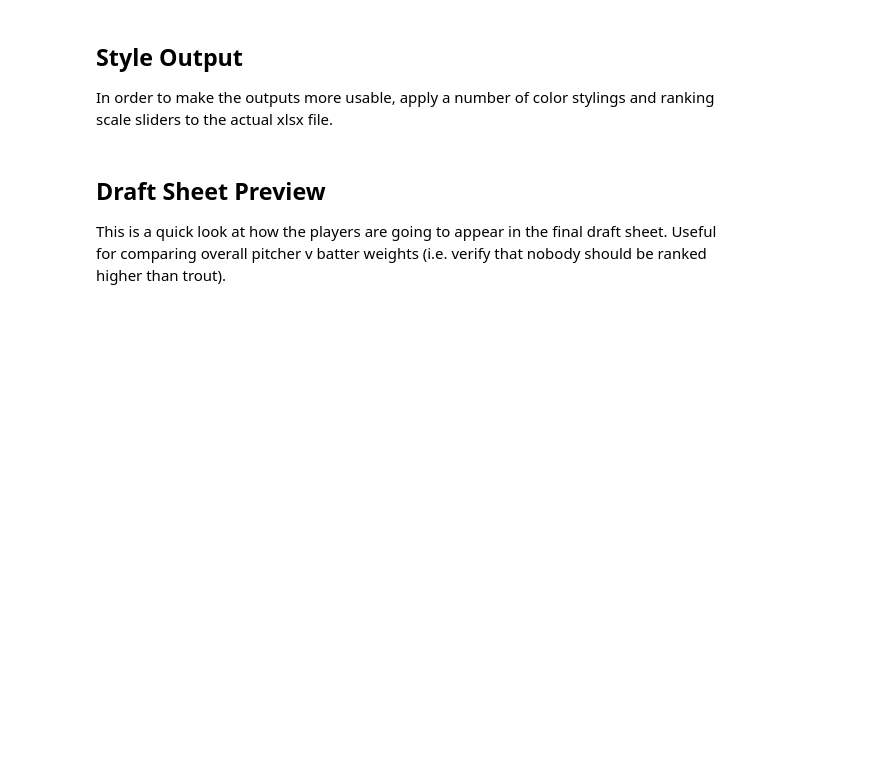
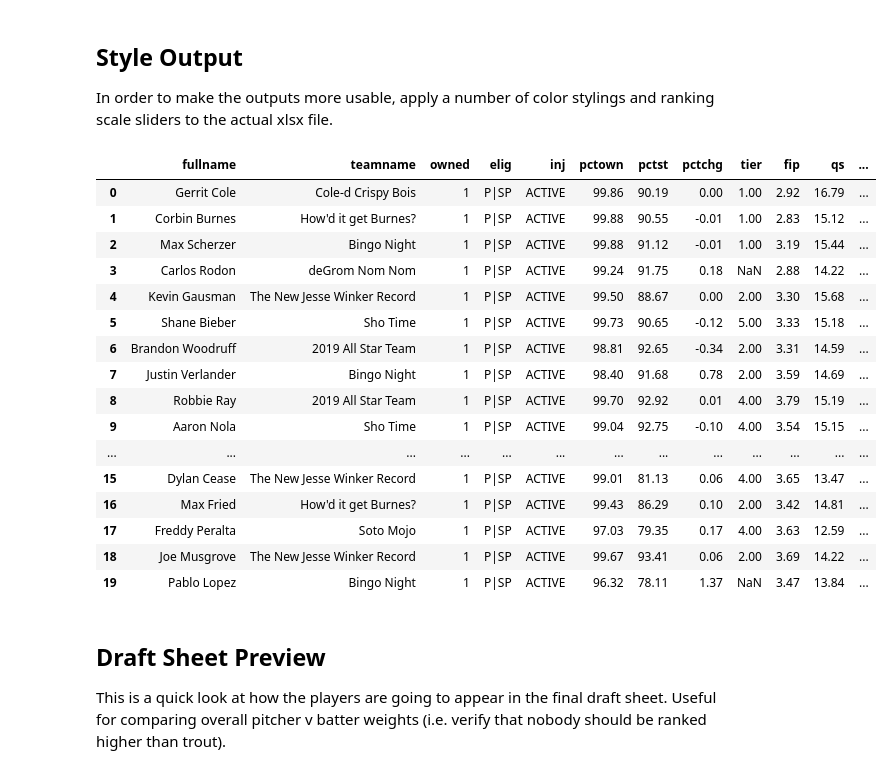
Before and after one commit to zmsy/notebooks, a Jupyter notebook: Mid-Season Player Z-scores.ipynb, the cells around one changed output. Drawn from its saved outputs; the diff is of its cells as text; code cells hidden in the pictures; blank space fills up the shorter version.

```diff
--- a/Mid-Season Player Z-scores.ipynb
+++ b/Mid-Season Player Z-scores.ipynb
@@ -15,4 +15,10 @@ import sqlalchemy
 import psycopg2
 import seaborn as sb
 import requests
-import qgrid
+
+# pandas display settings for ipynb
+pd.set_option('display.max_rows', None)
+pd.set_option('display.max_columns', None)
+pd.set_option('display.width', 2000)
+pd.set_option('display.float_format', '{:20,.2f}'.format)
+pd.set_option('display.max_colwidth', None)
@@ -40,6 +34,7 @@ POSTGRES_IP = "192.168.0.118"
 POSTGRES_PORT = 5432
 POSTGRES_DB = "postgres"
 
+
 def get_sqlalchemy_engine():
     """
     Create and return a SQLAlchemy engine for inserting into postgres.
@@ -47,7 +42,7 @@ def get_sqlalchemy_engine():
     # ## Write Information Back to Database
     #
     return sqlalchemy.create_engine(
-        "postgres://{user}:{password}@{host}:{port}/{db}".format(
+        "postgresql://{user}:{password}@{host}:{port}/{db}".format(
             user=POSTGRES_USER,
             password=POSTGRES_PASSWORD,
             host=POSTGRES_IP,
@@ -356,7 +446,25 @@ print()
 
 In order to make the outputs more usable, apply a number of color stylings and ranking scale sliders to the actual xlsx file.
 # %%
-dfp
+dfp.head(20)
+# %% [output]
+|  | fullname | teamname | owned | elig | inj | pctown | pctst | pctchg | tier | fip | qs | ... |
+| 0 | Gerrit Cole | Cole-d Crispy Bois | 1 | P|SP | ACTIVE | 99.86 | 90.19 | 0.00 | 1.00 | 2.92 | 16.79 | ... |
+| 1 | Corbin Burnes | How'd it get Burnes? | 1 | P|SP | ACTIVE | 99.88 | 90.55 | -0.01 | 1.00 | 2.83 | 15.12 | ... |
+| 2 | Max Scherzer | Bingo Night | 1 | P|SP | ACTIVE | 99.88 | 91.12 | -0.01 | 1.00 | 3.19 | 15.44 | ... |
+| 3 | Carlos Rodon | deGrom Nom Nom | 1 | P|SP | ACTIVE | 99.24 | 91.75 | 0.18 | NaN | 2.88 | 14.22 | ... |
+| 4 | Kevin Gausman | The New Jesse Winker Record | 1 | P|SP | ACTIVE | 99.50 | 88.67 | 0.00 | 2.00 | 3.30 | 15.68 | ... |
+| 5 | Shane Bieber | Sho Time | 1 | P|SP | ACTIVE | 99.73 | 90.65 | -0.12 | 5.00 | 3.33 | 15.18 | ... |
+| 6 | Brandon Woodruff | 2019 All Star Team | 1 | P|SP | ACTIVE | 98.81 | 92.65 | -0.34 | 2.00 | 3.31 | 14.59 | ... |
+| 7 | Justin Verlander | Bingo Night | 1 | P|SP | ACTIVE | 98.40 | 91.68 | 0.78 | 2.00 | 3.59 | 14.69 | ... |
+| 8 | Robbie Ray | 2019 All Star Team | 1 | P|SP | ACTIVE | 99.70 | 92.92 | 0.01 | 4.00 | 3.79 | 15.19 | ... |
+| 9 | Aaron Nola | Sho Time | 1 | P|SP | ACTIVE | 99.04 | 92.75 | -0.10 | 4.00 | 3.54 | 15.15 | ... |
+| ... | ... | ... | ... | ... | ... | ... | ... | ... | ... | ... | ... | ... |
+| 15 | Dylan Cease | The New Jesse Winker Record | 1 | P|SP | ACTIVE | 99.01 | 81.13 | 0.06 | 4.00 | 3.65 | 13.47 | ... |
+| 16 | Max Fried | How'd it get Burnes? | 1 | P|SP | ACTIVE | 99.43 | 86.29 | 0.10 | 2.00 | 3.42 | 14.81 | ... |
+| 17 | Freddy Peralta | Soto Mojo | 1 | P|SP | ACTIVE | 97.03 | 79.35 | 0.17 | 4.00 | 3.63 | 12.59 | ... |
+| 18 | Joe Musgrove | The New Jesse Winker Record | 1 | P|SP | ACTIVE | 99.67 | 93.41 | 0.06 | 2.00 | 3.69 | 14.22 | ... |
+| 19 | Pablo Lopez | Bingo Night | 1 | P|SP | ACTIVE | 96.32 | 78.11 | 1.37 | NaN | 3.47 | 13.84 | ... |
 # %% [markdown]
 ## Draft Sheet Preview
 
```
Also changed, not shown: parts of 11 cells of this notebook, 3 other files.
